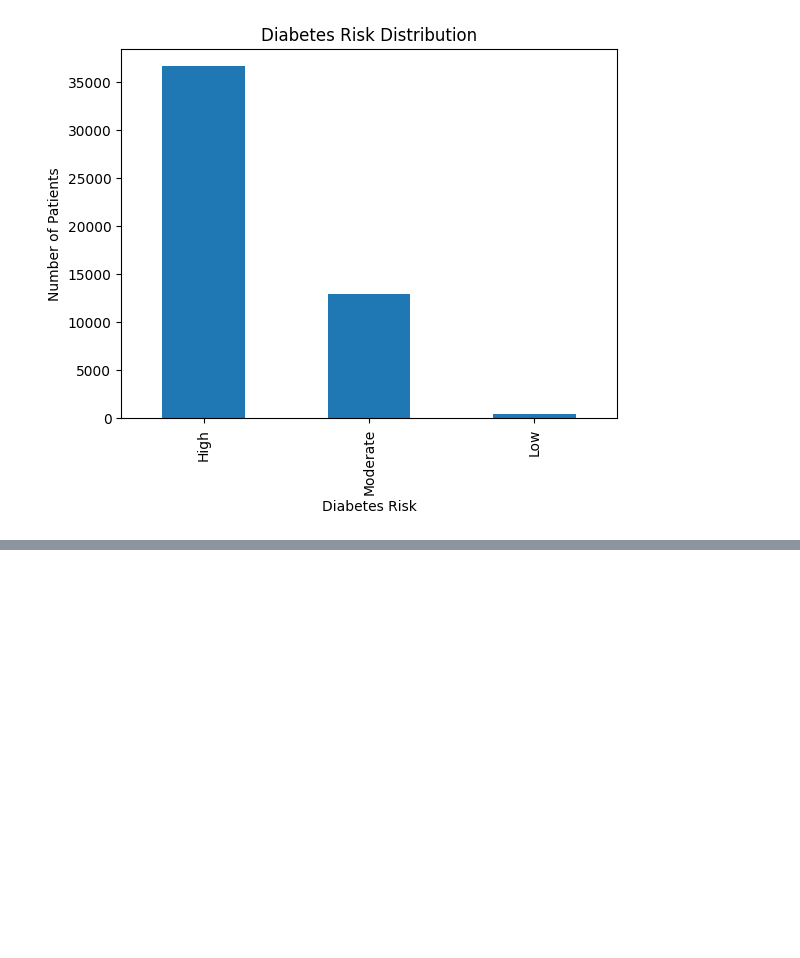
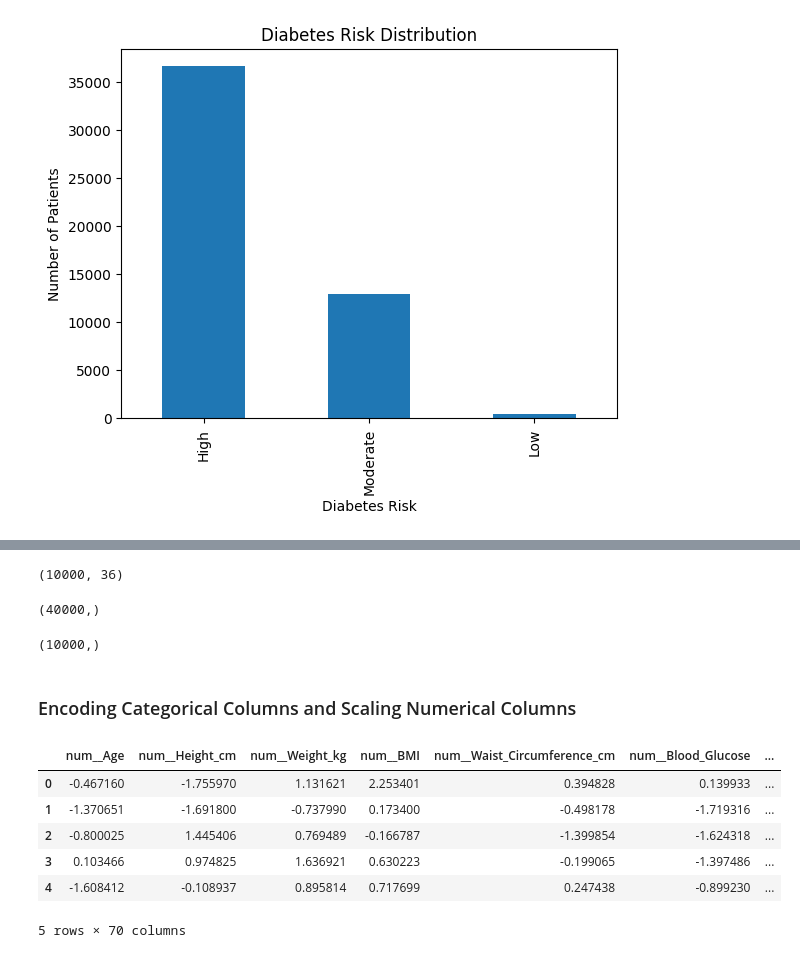
Before and after one commit to mdzubayereashraf/Ostad-AI-Engineering-Course-Assignments, a Jupyter notebook: Assignmen_No_11(Diabetes_Prediction).ipynb, the cells around one changed output, grey strips where cells are left out. Drawn from its saved outputs; the diff is of its cells as text; code cells hidden in the pictures; blank space fills up the shorter version.

Commit message:
Successfully encoded and scaling columns

```diff
--- a/Assignmen_No_11(Diabetes_Prediction).ipynb
+++ b/Assignmen_No_11(Diabetes_Prediction).ipynb
@@ -357,0 +361,3 @@ plt.show()
+# %%
+X = df.drop("Diabetes_Risk",axis =1)
+y = df["Diabetes_Risk"]
@@ -357,0 +374,3 @@ plt.show()
+# %%
+
+X_train, X_test, y_train, y_test = train_test_split( X, y, test_size= .20, random_state= 42, stratify = y)
@@ -357,0 +381,40 @@ plt.show()
+# %%
+X_test.shape
+# %% [output]
+(10000, 36)
+# %%
+y_train.shape
+# %% [output]
+(40000,)
+# %%
+y_test.shape
+# %% [output]
+(10000,)
+# %% [markdown]
+### Encoding Categorical Columns and Scaling Numerical Columns
+# %%
+
+categorical_columns = X_train.select_dtypes(exclude='number').columns
+numerical_columns = X_train.select_dtypes(include='number').columns
+
+
+preprocessor = ColumnTransformer(
+    transformers=[
+        ('num', StandardScaler(),numerical_columns),
+        ('cat', OneHotEncoder(drop='first'), categorical_columns)])
+
+
+X_train_processed = preprocessor.fit_transform(X_train)
+X_test_processed  = preprocessor.transform(X_test)
+# %%
+feature_names = preprocessor.get_feature_names_out()
+X_train_df = pd.DataFrame(X_train_processed, columns=feature_names)
+X_train_df.head()
+# %% [output]
+|  | num__Age | num__Height_cm | num__Weight_kg | num__BMI | num__Waist_Circumference_cm | num__Blood_Glucose | ... |
+| 0 | -0.467160 | -1.755970 | 1.131621 | 2.253401 | 0.394828 | 0.139933 | ... |
+| 1 | -1.370651 | -1.691800 | -0.737990 | 0.173400 | -0.498178 | -1.719316 | ... |
+| 2 | -0.800025 | 1.445406 | 0.769489 | -0.166787 | -1.399854 | -1.624318 | ... |
+| 3 | 0.103466 | 0.974825 | 1.636921 | 0.630223 | -0.199065 | -1.397486 | ... |
+| 4 | -1.608412 | -0.108937 | 0.895814 | 0.717699 | 0.247438 | -0.899230 | ... |
+5 rows × 70 columns
```
Also changed, not shown: parts of 8 cells of this notebook.
